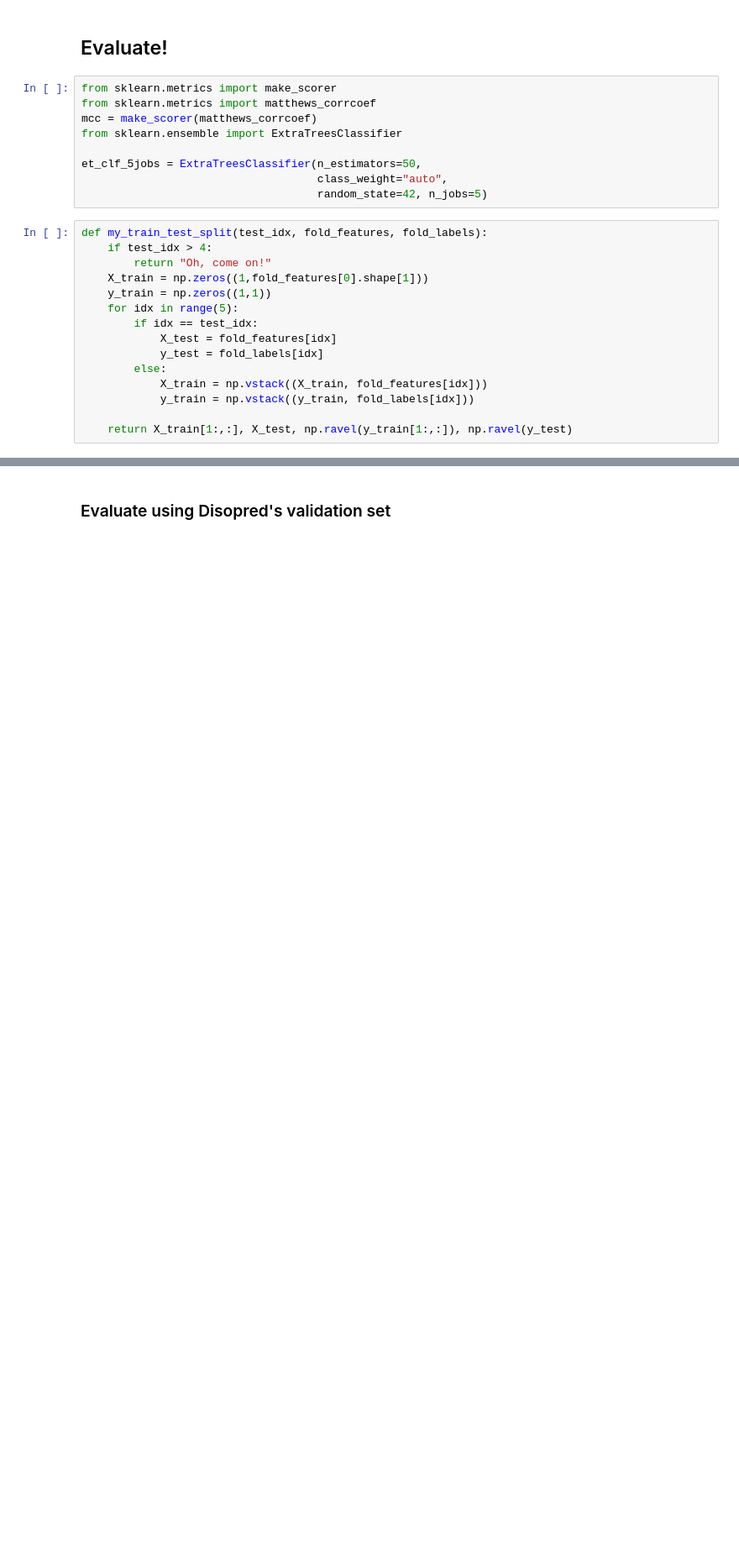
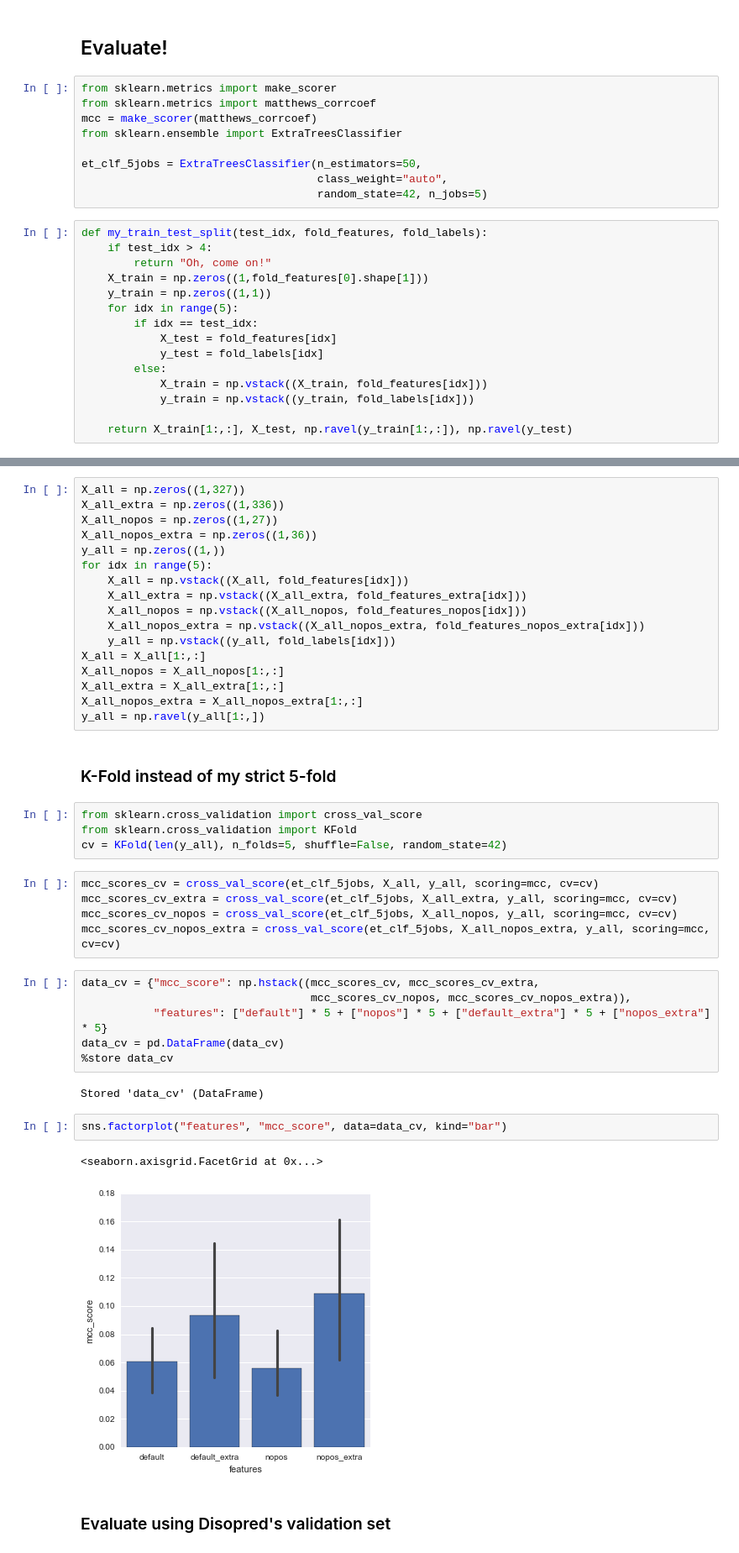
Before and after one commit to Thrinduil/exjobb, a Jupyter notebook: explicit_features.ipynb, the cells around one changed output, grey strips where cells are left out. Shown at 84% size. Drawn from its saved outputs; the diff is of its cells as text; blank space fills up the shorter version.

```diff
--- a/explicit_features.ipynb
+++ b/explicit_features.ipynb
@@ -557,2 +653,43 @@ sns.factorplot("features", "mcc_score", data=data, kind="bar")
+# %%
+X_all = np.zeros((1,327))
+X_all_extra = np.zeros((1,336))
+X_all_nopos = np.zeros((1,27))
+X_all_nopos_extra = np.zeros((1,36))
+y_all = np.zeros((1,))
+for idx in range(5):
+    X_all = np.vstack((X_all, fold_features[idx]))
+    X_all_extra = np.vstack((X_all_extra, fold_features_extra[idx]))
+    X_all_nopos = np.vstack((X_all_nopos, fold_features_nopos[idx]))
+    X_all_nopos_extra = np.vstack((X_all_nopos_extra, fold_features_nopos_extra[idx]))
+    y_all = np.vstack((y_all, fold_labels[idx]))
+X_all = X_all[1:,:]
+X_all_nopos = X_all_nopos[1:,:]
+X_all_extra = X_all_extra[1:,:]
+X_all_nopos_extra = X_all_nopos_extra[1:,:]
+y_all = np.ravel(y_all[1:,])
+# %% [markdown]
+### K-Fold instead of my strict 5-fold
+# %%
+from sklearn.cross_validation import cross_val_score
+from sklearn.cross_validation import KFold
+cv = KFold(len(y_all), n_folds=5, shuffle=False, random_state=42)
+# %%
+mcc_scores_cv = cross_val_score(et_clf_5jobs, X_all, y_all, scoring=mcc, cv=cv)
+mcc_scores_cv_extra = cross_val_score(et_clf_5jobs, X_all_extra, y_all, scoring=mcc, cv=cv)
+mcc_scores_cv_nopos = cross_val_score(et_clf_5jobs, X_all_nopos, y_all, scoring=mcc, cv=cv)
+mcc_scores_cv_nopos_extra = cross_val_score(et_clf_5jobs, X_all_nopos_extra, y_all, scoring=mcc, cv=cv)
+# %%
+data_cv = {"mcc_score": np.hstack((mcc_scores_cv, mcc_scores_cv_extra,
+                                   mcc_scores_cv_nopos, mcc_scores_cv_nopos_extra)),
+           "features": ["default"] * 5 + ["nopos"] * 5 + ["default_extra"] * 5 + ["nopos_extra"] * 5}
+data_cv = pd.DataFrame(data_cv)
+%store data_cv
+# %% [output]
+Stored 'data_cv' (DataFrame)
+# %%
+sns.factorplot("features", "mcc_score", data=data_cv, kind="bar")
+# %% [output]
+<seaborn.axisgrid.FacetGrid at 0x...>
+[figure, added]
 # %% [markdown]
 ### Evaluate using Disopred's validation set
```
Also changed, not shown: parts of 25 cells of this notebook, 1 other file.
